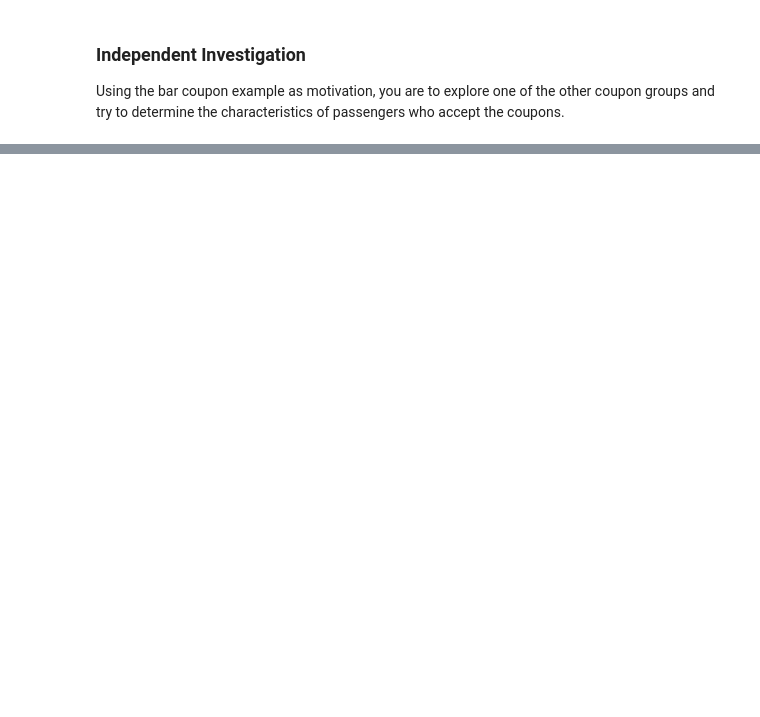
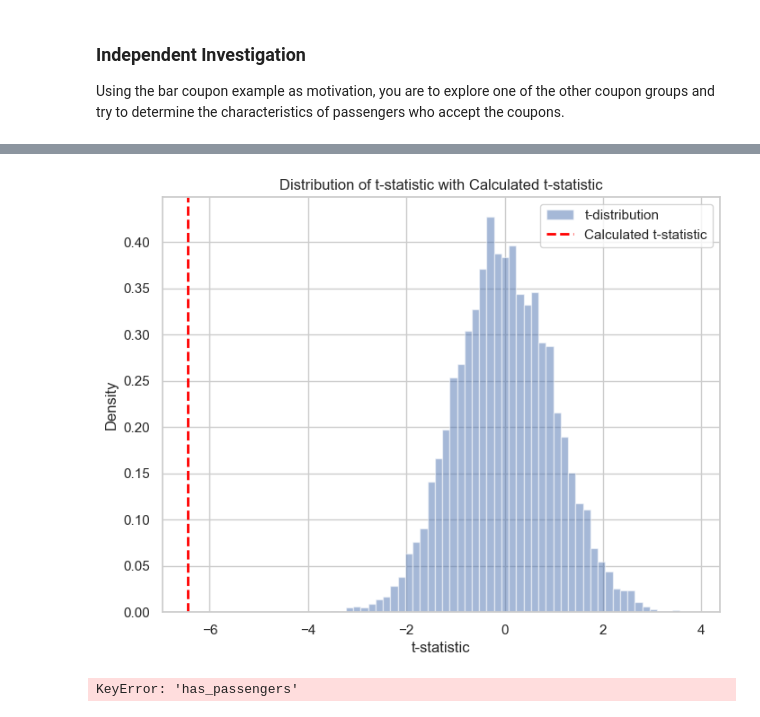
Before and after one commit to bigonil/BH-PCMLAI, a Jupyter notebook: p_assign_app_5_1/prompt.ipynb, the cells around one changed output, grey strips where cells are left out. Cells and saved outputs as stored; diff of their text form; code cells hidden in the pictures; blank space fills up the shorter version.

```diff
--- a/p_assign_app_5_1/prompt.ipynb
+++ b/p_assign_app_5_1/prompt.ipynb
@@ -749,0 +923,55 @@ Using the bar coupon example as motivation, you are to explore one of the other
+# %%
+# Example: T-test for age between acceptance and non-acceptance groups using only NumPy
+acceptance_age = data[data['acceptance'] == 1]['age']
+non_acceptance_age = data[data['acceptance'] == 0]['age']
+
+# Calculate means
+mean_acceptance = np.mean(acceptance_age)
+mean_non_acceptance = np.mean(non_acceptance_age)
+
+# Calculate standard deviations
+std_acceptance = np.std(acceptance_age, ddof=1)
+std_non_acceptance = np.std(non_acceptance_age, ddof=1)
+
+# Calculate sample sizes
+n_acceptance = len(acceptance_age)
+n_non_acceptance = len(non_acceptance_age)
+
+# Calculate t-statistic
+t_stat = (mean_acceptance - mean_non_acceptance) / np.sqrt((std_acceptance**2 / n_acceptance) + (std_non_acceptance**2 / n_non_acceptance))
+
+# Create a histogram of the t-statistic
+plt.figure(figsize=(8, 6))
+plt.hist(np.random.standard_t(df, size=10000), bins=50, density=True, alpha=0.5, label='t-distribution')
+plt.axvline(t_stat, color='red', linestyle='dashed', linewidth=2, label='Calculated t-statistic')
+
+# Add labels and title
+plt.xlabel('t-statistic')
+plt.ylabel('Density')
+plt.title('Distribution of t-statistic with Calculated t-statistic')
+plt.legend()
+
+# Show the plot
+plt.show()
+# %% [output]
+[figure, added]
+# %%
+# Define the two groups
+without_passengers = data[data['has_passengers'] == 0]['Bar']
+with_passengers = data[data['has_passengers'] == 1]['Bar']
+
+# Plot histograms for each group
+plt.figure(figsize=(10, 6))
+plt.hist(without_passengers, bins=10, alpha=0.5, label='Without Passengers', color='blue')
+plt.hist(with_passengers, bins=10, alpha=0.5, label='With Passengers', color='green')
+
+# Add labels and title
+plt.xlabel('Number of Bar Visits')
+plt.ylabel('Frequency')
+plt.title('Histogram of Bar Visits for Drivers Without/With Passengers')
+plt.legend()
+
+# Show the plot
+plt.show()
+# %% [output]
+KeyError: 'has_passengers'
```
Also changed, not shown: parts of 17 cells of this notebook.
